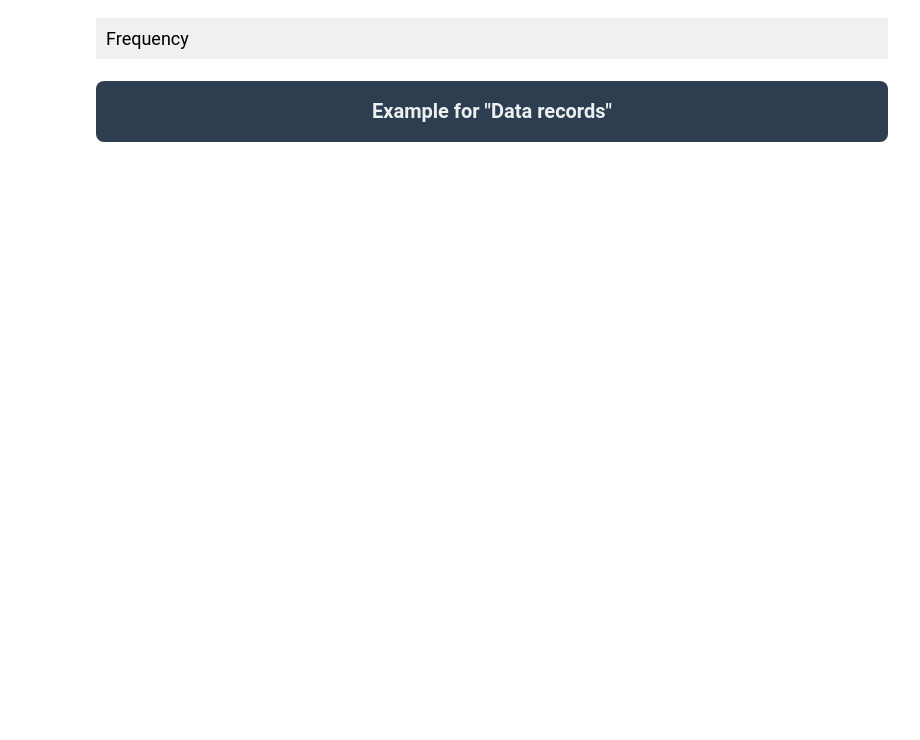
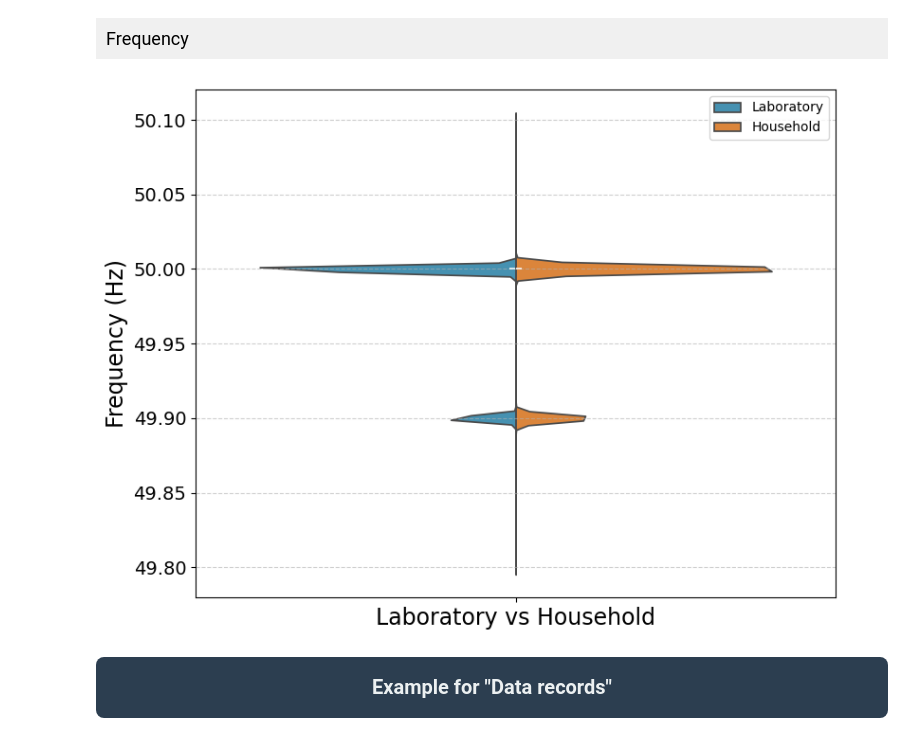
Before and after one commit to larco-dataset/utils, a Jupyter notebook: scripts/plotting_data.ipynb, the cells around one changed output. Saved outputs shown, nothing was run; the diff lists cells and outputs as text; code cells hidden in the pictures; blank space fills up the shorter version.

```diff
--- a/scripts/plotting_data.ipynb
+++ b/scripts/plotting_data.ipynb
@@ -1008,35 +1306,48 @@ for idx, row in aggregated.iterrows():
 # %%
 import matplotlib.pyplot as plt
 import seaborn as sns
 import pandas as pd
 
-# Combine both arrays into one DataFrame with labels
-df_lab = pd.DataFrame({'Frequency (Hz)': accumulator_array, 'Source': 'Laboratory'})
-df_hs = pd.DataFrame({'Frequency (Hz)': accumulator_array_hs, 'Source': 'Household'})
-df_combined = pd.concat([df_lab, df_hs], ignore_index=True)
+# Build a combined DataFrame
+df_combined = pd.DataFrame({
+    'Frequency (Hz)': list(accumulator_array) + list(accumulator_array_hs),
+    'Source': (['Laboratory'] * len(accumulator_array) +
+               ['Household'] * len(accumulator_array_hs)),
+    # Single x-category so both violins share the same position
+    'Group': 'Laboratory vs Household'
+})
 
-# Define custom colors for the two sources
+# Custom colors
 custom_palette = {
     'Laboratory': '#3498c3',  # Blue
     'Household':  '#f68320'   # Orange
 }
 
-# Plot
 plt.figure(figsize=(8, 6))
-sns.violinplot(x='Source', y='Frequency (Hz)', data=df_combined, inner='box', palette=custom_palette)
 
-# Title and labels
+sns.violinplot(
+    data=df_combined,
+    x='Group',               # single x-category
+    y='Frequency (Hz)',
+    hue='Source',            # split by source
+    split=True,              # <-- makes half-violins
+    inner='box',
+    palette=custom_palette
+)
+
+# Labels & formatting
 plt.xlabel("")
 plt.ylabel("Frequency (Hz)", fontsize=17)
-
-# Grid and formatting
 plt.grid(axis="y", linestyle="--", alpha=0.6)
 plt.xticks(fontsize=17)
 plt.yticks(fontsize=14)
 
+# Optional: move legend or change title
+plt.legend(title="")
 plt.tight_layout()
-# plt.savefig("Frequency_house_lab.pdf", dpi=300, format='pdf', bbox_inches='tight')
 plt.show()
+# %% [output]
+[figure, added]
 # %% [markdown]
 <div style="
     background-color:#2c3e50;
```
Also changed, not shown: parts of 21 cells of this notebook.
